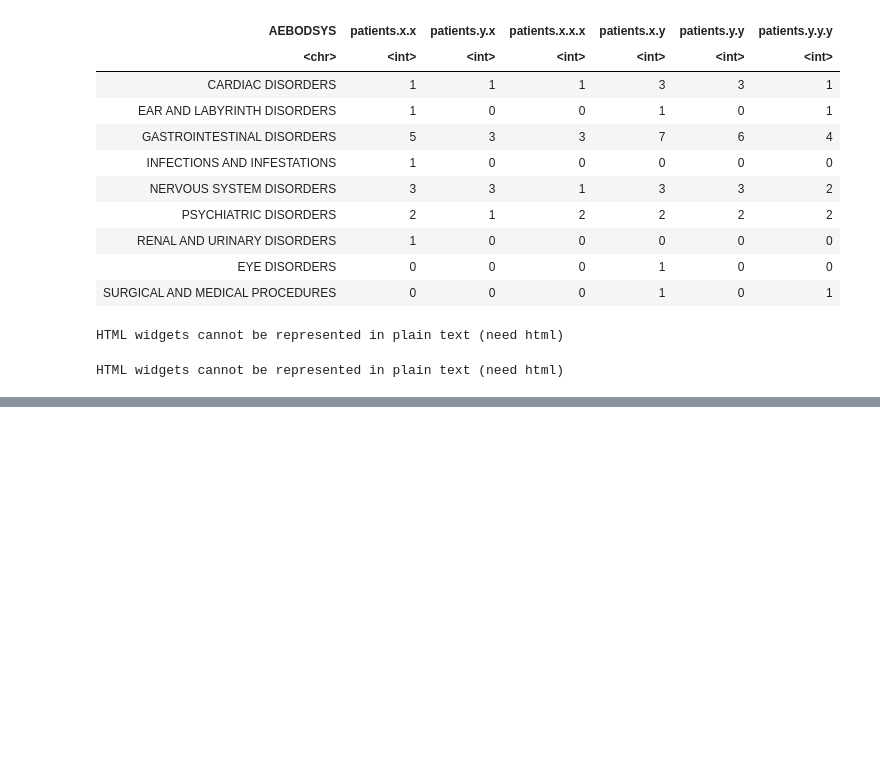
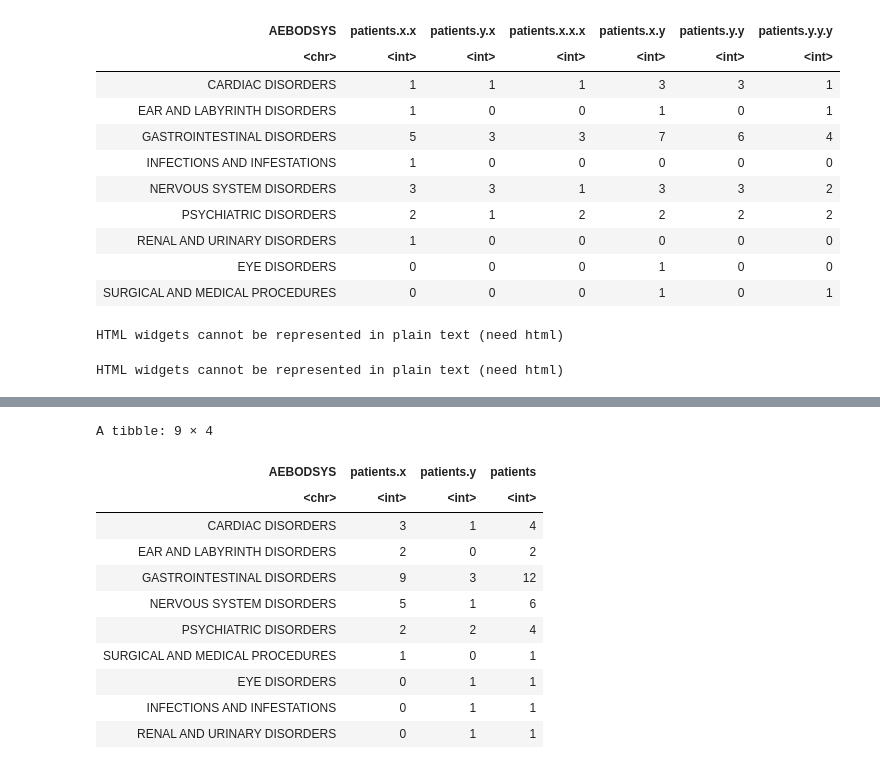
Before and after one commit to jayantsolanki/clinicalDashboard, a Jupyter notebook: dev/Untitled.ipynb, the cells around one changed output, grey strips where cells are left out. Drawn from its saved outputs; the diff is of its cells as text; code cells hidden in the pictures; blank space fills up the shorter version.

Commit message:
overview across group ready

```diff
--- a/dev/Untitled.ipynb
+++ b/dev/Untitled.ipynb
@@ -234,3 +234,43 @@ HTML widgets cannot be represented in plain text (need html)
 # %%
 # %% [output]
 HTML widgets cannot be represented in plain text (need html)
+# %%
+# by groups
+
+# v <- data.frame(AEBODSYS=character(),
+#                  anyGrade=integer(),
+#                  grad3plus=integer(),
+#                  seriousAE=integer(),
+#                  stringsAsFactors=FALSE)
+incidenceRateTable <- as.data.frame(matrix(NA, nrow=0, ncol=1 + length(unique(Final_Table$SEX)))) %>%
+        mutate_all(as.integer)
+colnames(incidenceRateTable)[1] <- "AEBODSYS"
+incidenceRateTable$AEBODSYS <- as.character(incidenceRateTable$AEBODSYS)
+# TotalAE <- Final_Table %>%
+#             group_by(AEBODSYS)  %>%
+#             summarize(patients=length(unique(USUBJID))) %>%
+#             arrange(desc(patients))
+# incidenceRateTable <- rbind(incidenceRateTable, TotalAE)
+for (item in unique(Final_Table$SEX)){
+    anyGrade <- Final_Table %>%
+            filter(SEX == item) %>%
+            group_by(AEBODSYS)  %>%
+            summarize(patients=length(unique(USUBJID)))
+    tempTable <- anyGrade
+    print(tempTable)
+    if (nrow(incidenceRateTable) == 0){
+        incidenceRateTable <- rbind(incidenceRateTable, tempTable)
+
+    }
+    else{
+        incidenceRateTable <- full_join(incidenceRateTable, tempTable, by = "AEBODSYS")  %>%
+                            replace(is.na(.), 0)
+    }
+
+}
+TotalAE <- Final_Table %>%
+            group_by(AEBODSYS)  %>%
+            summarize(patients=length(unique(USUBJID))) %>%
+            arrange(desc(patients))
+incidenceRateTable <- full_join(incidenceRateTable, TotalAE, by = "AEBODSYS")  %>%
+                            replace(is.na(.), 0)
@@ -236,0 +297,15 @@ HTML widgets cannot be represented in plain text (need html)
+# %%
+incidenceRateTable
+# %% [output]
+A tibble: 9 × 4
+| AEBODSYS | patients.x | patients.y | patients |
+| <chr> | <int> | <int> | <int> |
+| CARDIAC DISORDERS | 3 | 1 | 4 |
+| EAR AND LABYRINTH DISORDERS | 2 | 0 | 2 |
+| GASTROINTESTINAL DISORDERS | 9 | 3 | 12 |
+| NERVOUS SYSTEM DISORDERS | 5 | 1 | 6 |
+| PSYCHIATRIC DISORDERS | 2 | 2 | 4 |
+| SURGICAL AND MEDICAL PROCEDURES | 1 | 0 | 1 |
+| EYE DISORDERS | 0 | 1 | 1 |
+| INFECTIONS AND INFESTATIONS | 0 | 1 | 1 |
+| RENAL AND URINARY DISORDERS | 0 | 1 | 1 |
```
Also changed, not shown: parts of 2 cells of this notebook, 4 other files.
